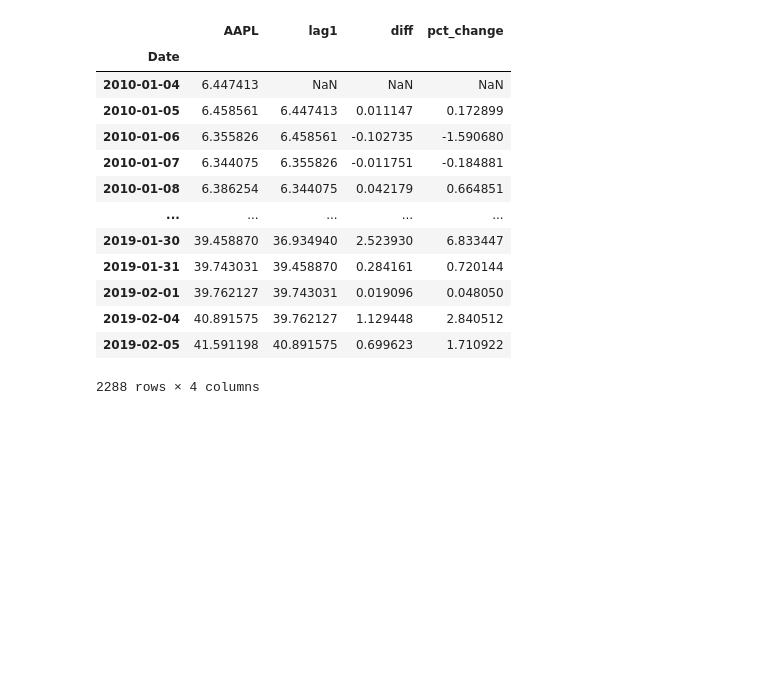
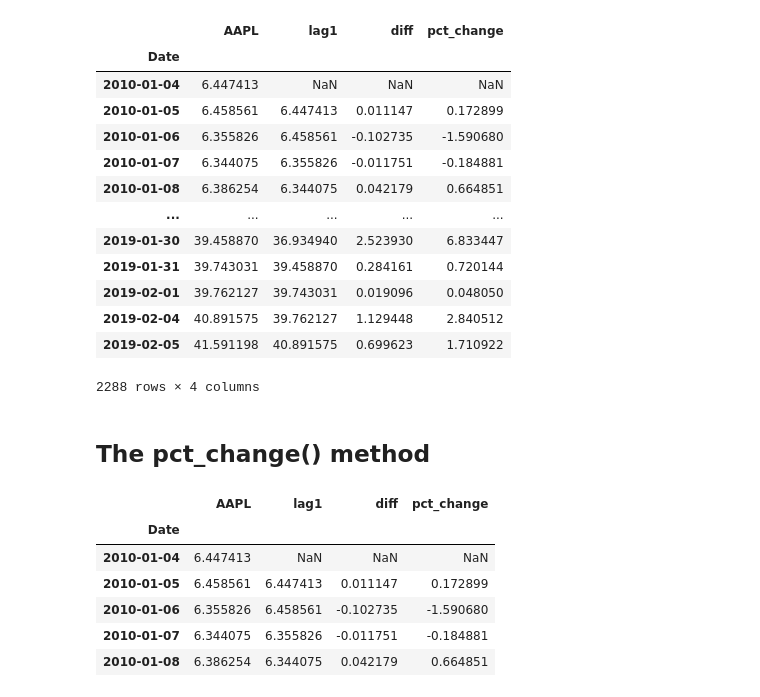
Before and after one commit to JamieW365/finance_projects, a Jupyter notebook: notebooks/essential_finance.ipynb, the cells around one changed output. Drawn from its saved outputs; the diff is of its cells as text; code cells hidden in the pictures; blank space fills up the shorter version.

Commit message:
The pct_change method

```diff
--- a/notebooks/essential_finance.ipynb
+++ b/notebooks/essential_finance.ipynb
@@ -289,3 +289,15 @@ df_aapl
 | 2019-02-04 | 40.891575 | 39.762127 | 1.129448 | 2.840512 |
 | 2019-02-05 | 41.591198 | 40.891575 | 0.699623 | 1.710922 |
 2288 rows × 4 columns
+# %% [markdown]
+## The pct_change() method
+# %%
+df_aapl.head()
+# %% [output]
+|  | AAPL | lag1 | diff | pct_change |
+| Date |  |  |  |  |
+| 2010-01-04 | 6.447413 | NaN | NaN | NaN |
+| 2010-01-05 | 6.458561 | 6.447413 | 0.011147 | 0.172899 |
+| 2010-01-06 | 6.355826 | 6.458561 | -0.102735 | -1.590680 |
+| 2010-01-07 | 6.344075 | 6.355826 | -0.011751 | -0.184881 |
+| 2010-01-08 | 6.386254 | 6.344075 | 0.042179 | 0.664851 |
```
Also changed, not shown: parts of 3 cells of this notebook.
